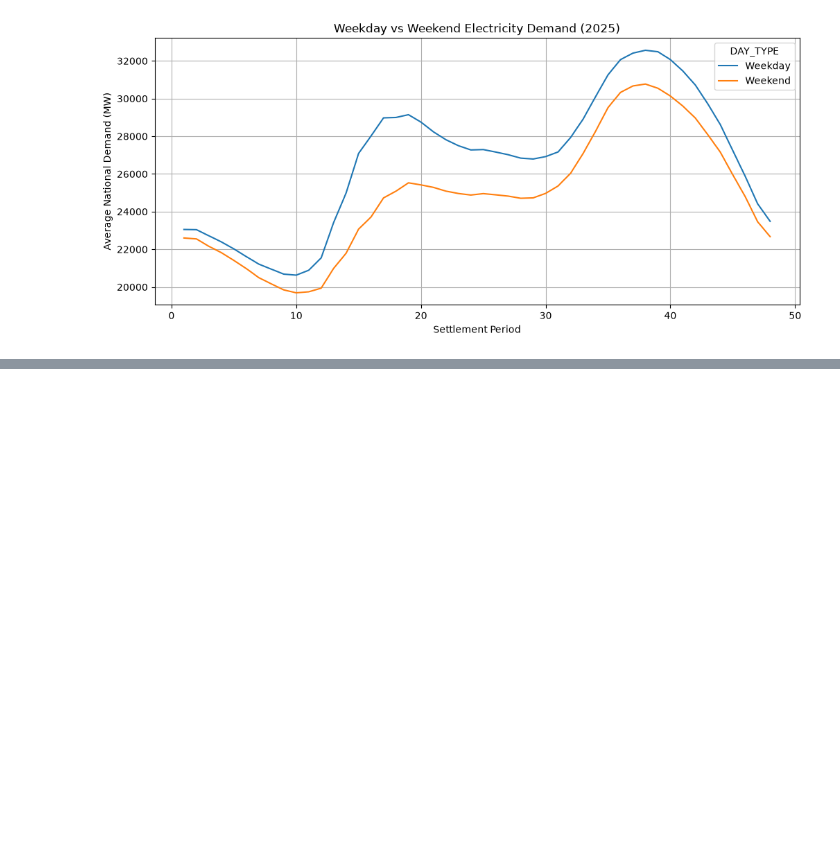
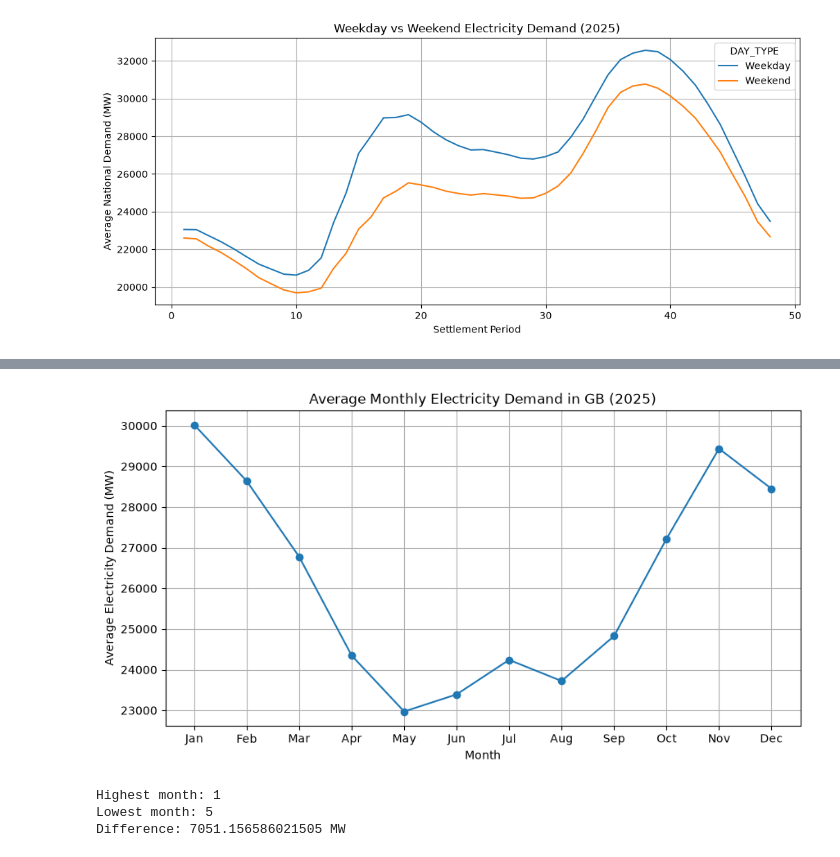
Before and after one commit to godgoku123/energy-forecasting, a Jupyter notebook: 01_data_exploration.ipynb, the cells around one changed output, grey strips where cells are left out. Drawn from its saved outputs; the diff is of its cells as text; code cells hidden in the pictures; blank space fills up the shorter version.

Commit message:
Add monthly electricity demand analysis

```diff
--- a/01_data_exploration.ipynb
+++ b/01_data_exploration.ipynb
@@ -209,0 +217,2 @@ plt.show()
+# %%
+df["MONTH"] = df["SETTLEMENT_DATE"].dt.month
@@ -209,0 +228,3 @@ plt.show()
+# %%
+monthly_demand = df.groupby("MONTH")["ND"].mean()
+monthly_demand
@@ -209,0 +246,39 @@ plt.show()
+# %%
+plt.figure(figsize=(10, 5))
+
+plt.plot(
+    monthly_demand.index,
+    monthly_demand.values,
+    marker="o"
+)
+
+plt.xticks(
+    range(1, 13),
+    ["Jan", "Feb", "Mar", "Apr", "May", "Jun",
+     "Jul", "Aug", "Sep", "Oct", "Nov", "Dec"]
+)
+
+plt.xlabel("Month")
+plt.ylabel("Average Electricity Demand (MW)")
+plt.title("Average Monthly Electricity Demand in GB (2025)")
+
+plt.grid(True)
+plt.show()
+# %% [output]
+[figure, added]
+# %%
+highest_month = monthly_demand.idxmax()
+lowest_month = monthly_demand.idxmin()
+
+highest_demand = monthly_demand.max()
+lowest_demand = monthly_demand.min()
+
+difference = highest_demand - lowest_demand
+
+print("Highest month:", highest_month)
+print("Lowest month:", lowest_month)
+print("Difference:", difference, "MW")
+# %% [output]
+Highest month: 1
+Lowest month: 5
+Difference: 7051.156586021505 MW
```
Also changed, not shown: parts of 9 cells of this notebook.
